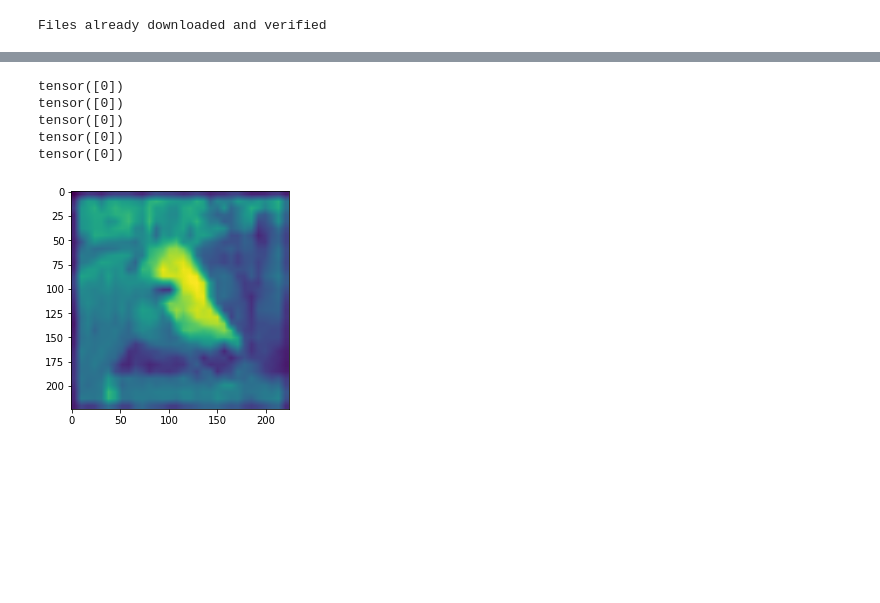
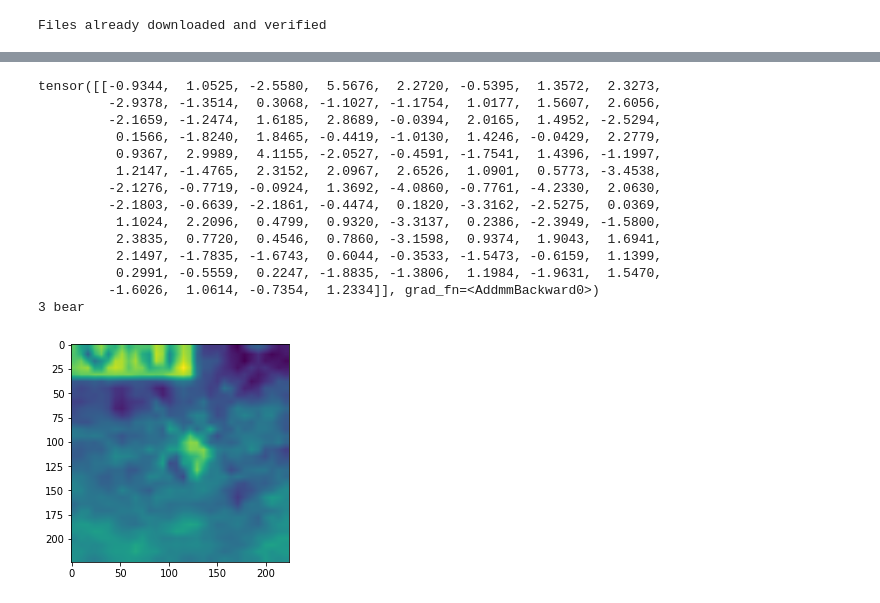
Before and after one commit to bradley-ray/implementing-deep-learn-papers, a Jupyter notebook: an_image_is_worth_16x16_words.ipynb, the cells around one changed output, grey strips where cells are left out. Drawn from its saved outputs; the diff is of its cells as text; code cells hidden in the pictures; blank space fills up the shorter version.

Commit message:
now everything is a bear?

```diff
--- a/an_image_is_worth_16x16_words.ipynb
+++ b/an_image_is_worth_16x16_words.ipynb
@@ -57,7 +164,7 @@ Files already downloaded and verified
 # %%
 # full base ViT
 class VisionTransformer(nn.Module):
-    def __init__(self, emb_dim):
+    def __init__(self, emb_dim, num_classes):
         super().__init__()
         self.embedding = nn.Conv2d(3, emb_dim, 16, 16, padding='valid')
         # 197 = (224/16) ** 2
@@ -69,8 +176,8 @@ class VisionTransformer(nn.Module):
             nn.TransformerEncoderLayer(emb_dim, 12, 3072, activation=F.gelu,
                                        batch_first=True) for _ in range(12)
         ])
-        self.pre_logits = nn.Linear(emb_dim, emb_dim)
-        self.head = nn.Linear(emb_dim, 21843)
+        # self.pre_logits = nn.Parameter(torch.rand(emb_dim))
+        self.head = nn.Linear(emb_dim, num_classes)
 
     def forward(self, x):
         x = self.embedding(x)
@@ -82,7 +189,7 @@ class VisionTransformer(nn.Module):
         x = torch.cat((cls_emb, x), dim=1)
         x = self.encoder(x + self.pos_embedding)
         x = self.ln(x)
-        x = self.pre_logits(x[:,0])
+        x = x[:, 0]
         x = self.head(x)
         return x
 
@@ -95,20 +202,21 @@ class VisionTransformer(nn.Module):
             params['embedding.bias'] = torch.from_numpy(data['embedding/bias'])
             params['ln.weight'] = torch.from_numpy(data['Transformer/encoder_norm/scale'])
             params['ln.bias'] = torch.from_numpy(data['Transformer/encoder_norm/bias'])
-            params['pre_logits.weight'] = torch.from_numpy(data['pre_logits/kernel']).T
-            params['pre_logits.bias'] = torch.from_numpy(data['pre_logits/bias'])
+            # params['pre_logits.weight'] = torch.from_numpy(data['pre_logits/kernel']).T
+            # params['pre_logits.bias'] = torch.from_numpy(data['pre_logits/bias'])
             params['head.weight'] = torch.from_numpy(data['head/kernel']).T
             params['head.bias'] = torch.from_numpy(data['head/bias'])
             for i in range(12):
-                # TODO: issue is probably with attention weights if I had to guess
-                #       so will just need to implement manually and then load weights
+                # TODO: I am assuming these attention weights are part of issue?
+                #       probably just need to write transformer encoder manually
+                #       so that I can know attention weights go where they should
                 q = torch.from_numpy(data[f'Transformer/encoderblock_{i}/MultiHeadDotProductAttention_1/query/kernel']).reshape(768, -1)
                 q_bias = torch.from_numpy(data[f'Transformer/encoderblock_{i}/MultiHeadDotProductAttention_1/query/bias']).reshape(-1)
                 k = torch.from_numpy(data[f'Transformer/encoderblock_{i}/MultiHeadDotProductAttention_1/key/kernel']).reshape(768, -1)
                 k_bias = torch.from_numpy(data[f'Transformer/encoderblock_{i}/MultiHeadDotProductAttention_1/key/bias']).reshape(-1)
                 v = torch.from_numpy(data[f'Transformer/encoderblock_{i}/MultiHeadDotProductAttention_1/value/kernel']).reshape(768, -1)
                 v_bias = torch.from_numpy(data[f'Transformer/encoderblock_{i}/MultiHeadDotProductAttention_1/value/bias']).reshape(-1)
-                params[f'encoder.{i}.self_attn.in_proj_weight'] = torch.cat([q,k, v], dim=1).T
+                params[f'encoder.{i}.self_attn.in_proj_weight'] = torch.cat([q,k, v], dim=0)
                 params[f'encoder.{i}.self_attn.in_proj_bias'] = torch.cat([q_bias, k_bias, v_bias])
                 params[f'encoder.{i}.self_attn.out_proj.weight'] = torch.from_numpy(data[f'Transformer/encoderblock_{i}/MultiHeadDotProductAttention_1/out/kernel']).reshape(-1, 768)
                 params[f'encoder.{i}.self_attn.out_proj.bias'] = torch.from_numpy(data[f'Transformer/encoderblock_{i}/MultiHeadDotProductAttention_1/out/bias'])
@@ -150,19 +232,31 @@ pre_logits/kernel
+# %%
+path = 'B_16-i1k-300ep-lr_0.001-aug_light0-wd_0.03-do_0.0-sd_0.0--cifar100-steps_10k-lr_0.003-res_224.npz'
+# path = 'B_16-i21k-300ep-lr_0.001-aug_medium1-wd_0.1-do_0.0-sd_0.0--imagenet2012-steps_20k-lr_0.01-res_224.npz'
+model = VisionTransformer(768, 100)
+model.load_from_pretrained(path)
 # %%
-import matplotlib.pyplot as plt
-
-model = VisionTransformer(768)
-model.load_from_pretrained('ViT-B_16.npz')
 model.eval()
-for (i, (x, _)) in enumerate(dl):
+# always predicting cls=3?
+for (i, (x, _)) in enumerate(test_dl):
     plt.imshow(x.squeeze(0)[0])
-    if i > 4: break
+    if i > 0: break
     out = model(x)
-    cls = torch.argmax(out, dim=1)
-    print(cls)
+    print(out)
+    cls = out.argmax(dim=-1).item()
+    print(cls, class_names[cls])
 # %% [output]
-tensor([0])
-tensor([0])
-tensor([0])
-tensor([0])
-tensor([0])
+tensor([[-0.9344,  1.0525, -2.5580,  5.5676,  2.2720, -0.5395,  1.3572,  2.3273,
+         -2.9378, -1.3514,  0.3068, -1.1027, -1.1754,  1.0177,  1.5607,  2.6056,
+         -2.1659, -1.2474,  1.6185,  2.8689, -0.0394,  2.0165,  1.4952, -2.5294,
+          0.1566, -1.8240,  1.8465, -0.4419, -1.0130,  1.4246, -0.0429,  2.2779,
+          0.9367,  2.9989,  4.1155, -2.0527, -0.4591, -1.7541,  1.4396, -1.1997,
+          1.2147, -1.4765,  2.3152,  2.0967,  2.6526,  1.0901,  0.5773, -3.4538,
+         -2.1276, -0.7719, -0.0924,  1.3692, -4.0860, -0.7761, -4.2330,  2.0630,
+         -2.1803, -0.6639, -2.1861, -0.4474,  0.1820, -3.3162, -2.5275,  0.0369,
+          1.1024,  2.2096,  0.4799,  0.9320, -3.3137,  0.2386, -2.3949, -1.5800,
+          2.3835,  0.7720,  0.4546,  0.7860, -3.1598,  0.9374,  1.9043,  1.6941,
+          2.1497, -1.7835, -1.6743,  0.6044, -0.3533, -1.5473, -0.6159,  1.1399,
+          0.2991, -0.5559,  0.2247, -1.8835, -1.3806,  1.1984, -1.9631,  1.5470,
+         -1.6026,  1.0614, -0.7354,  1.2334]], grad_fn=<AddmmBackward0>)
+3 bear
-[figure, old version]
+[figure, new version]
```
Also changed, not shown: parts of 8 cells of this notebook.
